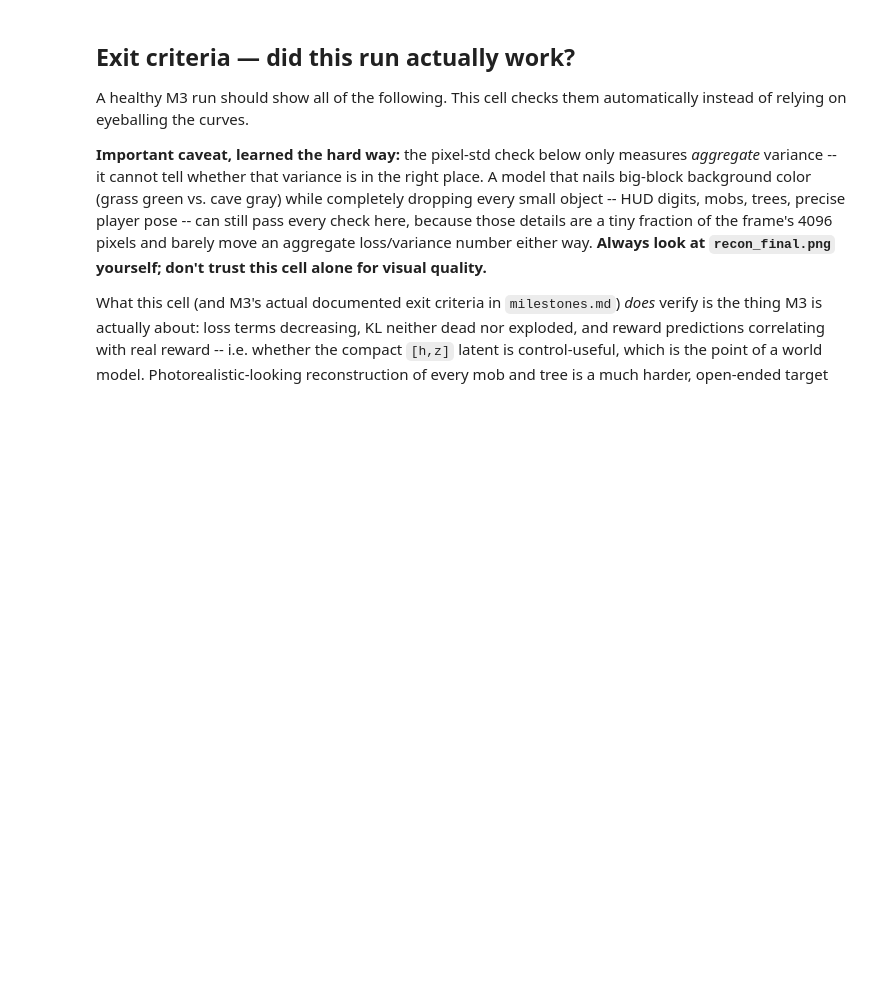
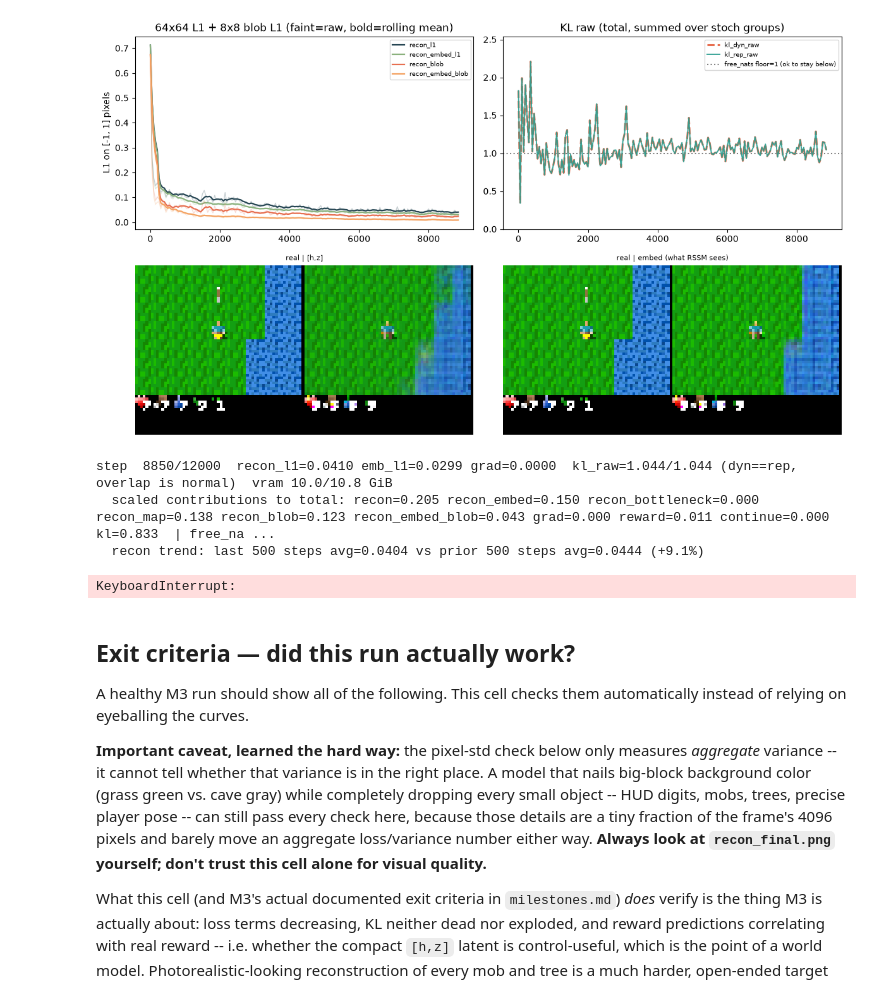
Before and after one commit to aarush-verma16/world-model, a Jupyter notebook: notebooks/05_train_world_model.ipynb, the cells around one changed output. Drawn from its saved outputs; the diff is of its cells as text; code cells hidden in the pictures; blank space fills up the shorter version.

```diff
--- a/notebooks/05_train_world_model.ipynb
+++ b/notebooks/05_train_world_model.ipynb
@@ -369,9 +383,10 @@ for step in range(start_step + 1, start_step + steps + 1):
             vis = buffer.sample(min(4, batch_size), seq_len)
             vis_g = to_device(vis, device)
             v_out = model(vis_g["obs"], vis_g["actions"])
-            real = vis["obs"][:, 0].cpu()
-            pred_hz = nchw_float_to_nhwc_uint8(v_out.recon[:, 0].detach().cpu())
-            pred_emb = nchw_float_to_nhwc_uint8(v_out.recon_embed[:, 0].detach().cpu())
+            t_vis = seq_len // 2
+            real = vis["obs"][:, t_vis].cpu()
+            pred_hz = nchw_float_to_nhwc_uint8(v_out.recon[:, t_vis].detach().cpu())
+            pred_emb = nchw_float_to_nhwc_uint8(v_out.recon_embed[:, t_vis].detach().cpu())
             last_recon_vis = (real, pred_hz, pred_emb)
             from PIL import Image
 
@@ -396,33 +411,39 @@ for step in range(start_step + 1, start_step + steps + 1):
 
 final = ckpt_dir / "ckpt_final.pt"
 torch.save({"step": start_step + steps, "model": model.state_dict(), "optim": optim.state_dict()}, final)
 (results_dir / "train_metrics.json").write_text(json.dumps(history, indent=2))
 writer.flush(); writer.close()
 show_progress(history, last_recon_vis)
 
 # Definitive end-of-run grid (larger batch, holdout-ish sample) for the README-style
 # before/after comparison, independent of whatever image_every last landed on.
 model.eval()
 with torch.no_grad(), autocast_context(device, amp_dtype):
     vis = buffer.sample(8, seq_len)
     vis_g = to_device(vis, device)
     v_out = model(vis_g["obs"], vis_g["actions"])
     real = vis["obs"][:, -1].cpu()
     pred_hz = nchw_float_to_nhwc_uint8(v_out.recon[:, -1].detach().cpu())
     pred_emb = nchw_float_to_nhwc_uint8(v_out.recon_embed[:, -1].detach().cpu())
     from PIL import Image
 
     # Column order: real | [h,z] | embed (what the RSSM actually sees).
     strips = [
         np.concatenate(
             [real[i].numpy(), pred_hz[i].numpy(), pred_emb[i].numpy()],
             axis=1,
         )
         for i in range(real.shape[0])
     ]
     Image.fromarray(np.concatenate(strips, axis=0), mode="RGB").save(results_dir / "recon_final.png")
 model.train()
 print("done", final)
+# %% [output]
+[figure, added]
+step  8850/12000  recon_l1=0.0410 emb_l1=0.0299 grad=0.0000  kl_raw=1.044/1.044 (dyn==rep, overlap is normal)  vram 10.0/10.8 GiB
+  scaled contributions to total: recon=0.205 recon_embed=0.150 recon_bottleneck=0.000 recon_map=0.138 recon_blob=0.123 recon_embed_blob=0.043 grad=0.000 reward=0.011 continue=0.000 kl=0.833  | free_na ...
+  recon trend: last 500 steps avg=0.0404 vs prior 500 steps avg=0.0444 (+9.1%)
+KeyboardInterrupt:
 # %% [markdown]
 ## Exit criteria — did this run actually work?
 
```
Also changed, not shown: parts of 4 cells of this notebook, 8 other files.
